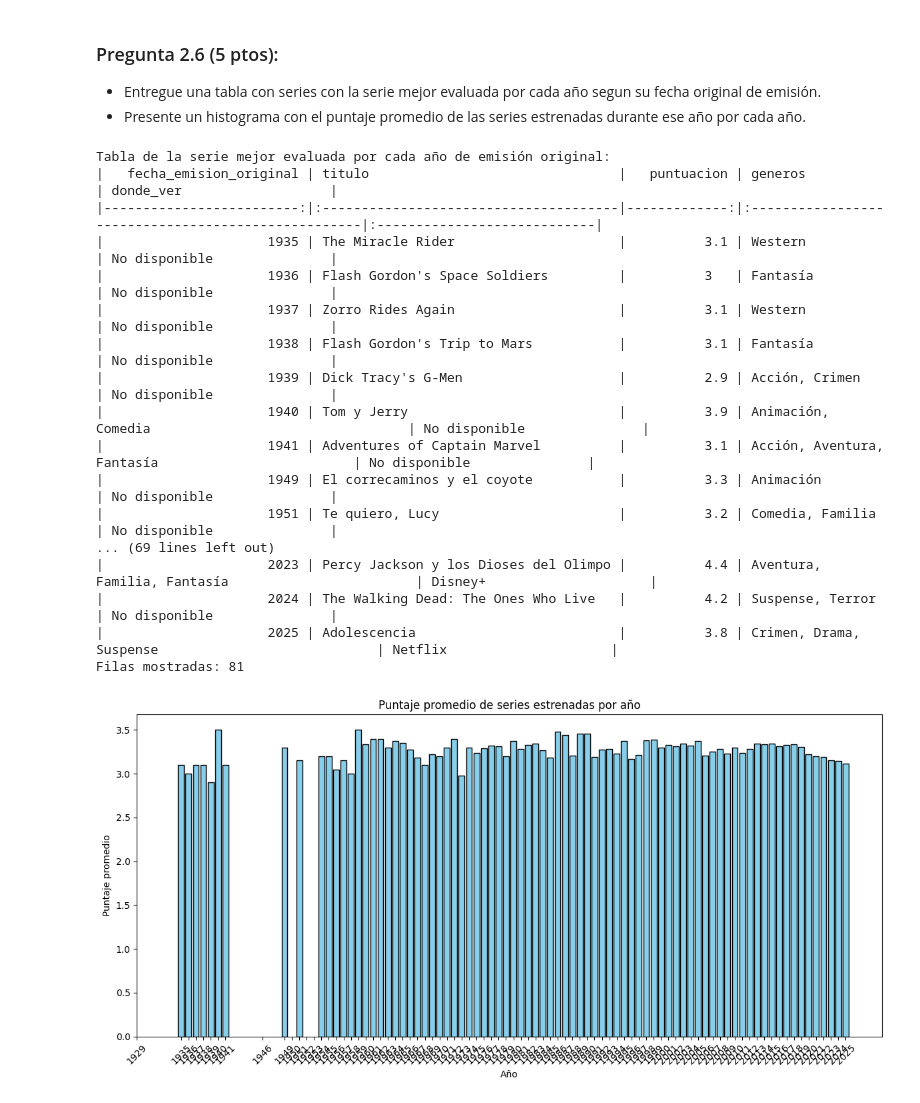
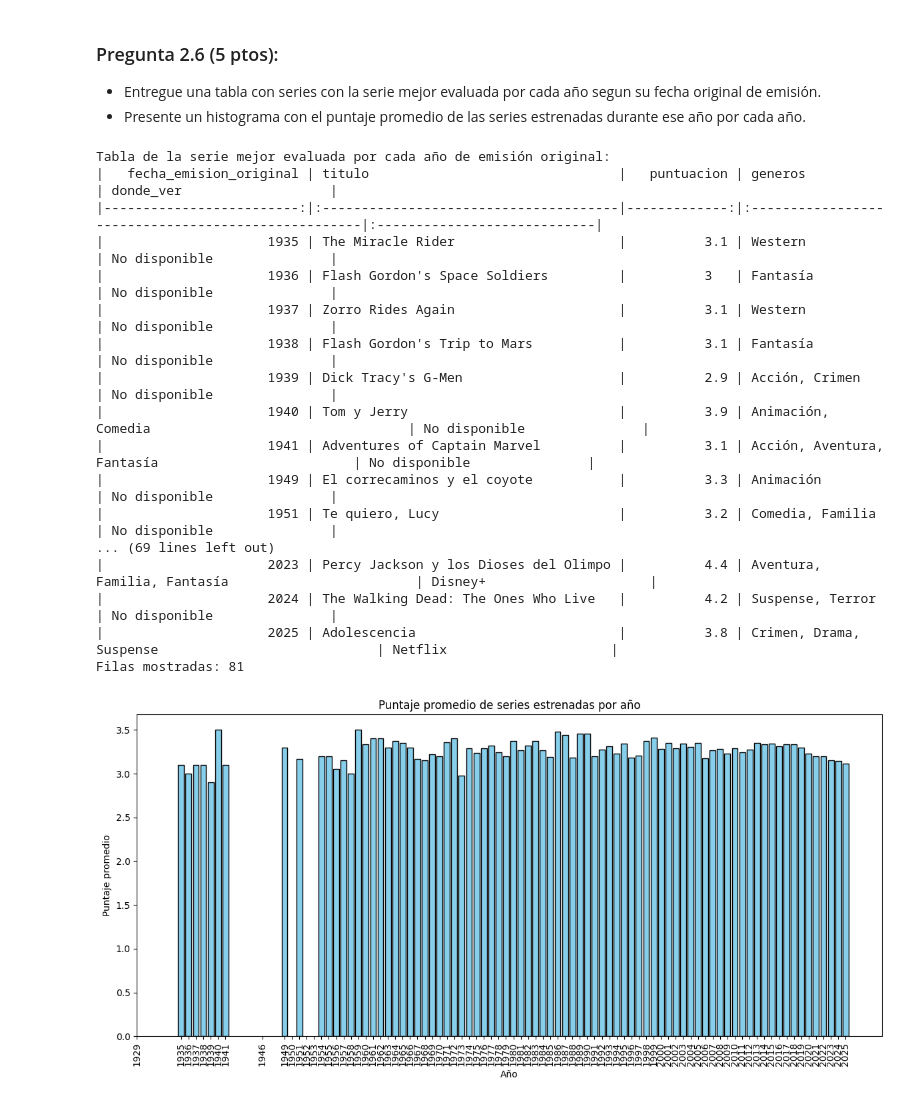
Before and after one commit to AntoCreed777/Web_Scraping, a Jupyter notebook: 2025_Tarea01_AD.ipynb, the cells around one changed output. Cells and saved outputs as stored; diff of their text form; code cells hidden in the pictures.

```diff
--- a/2025_Tarea01_AD.ipynb
+++ b/2025_Tarea01_AD.ipynb
@@ -650,6 +650,7 @@ try:
     with open(settings.nombre_archivo_pkl, 'rb') as f:
         df_merged = pickle.load(f)
     print(f"Merged DataFrame loaded successfully. Total series: {len(df_merged)}")
+    df_merged = df_merged.drop_duplicates()
     display(df_merged.head())
 except FileNotFoundError:
     print(f"Error: Merged pickle file '{settings.nombre_archivo_pkl}' not found.")
@@ -1176,7 +1177,7 @@ if df_merged is not None:
       # Mostrar recomendación para fans de acción
       imprimir_data_frame(
           df_accion_sorted,
-          mensaje="Recomendación de series de animación recientes para fans de la acción (ordenadas por puntaje):",
+          mensaje="Recomendación de series de animación recientes emitidas en el 2025 para fans de la acción (ordenadas por puntaje):",
           columnas=[
               SerieColumn.TITULO.value,
               SerieColumn.PUNTUACION.value,
@@ -1187,7 +1188,7 @@ if df_merged is not None:
       # Mostrar recomendación para fans de comedia
       imprimir_data_frame(
           df_comedia_sorted,
-          mensaje="Recomendación de series de animación recientes para fans de la comedia (ordenadas por puntaje):",
+          mensaje="Recomendación de series de animación recientes emitidas en el 2025 para fans de la comedia (ordenadas por puntaje):",
           columnas=[
               SerieColumn.TITULO.value,
               SerieColumn.PUNTUACION.value,
@@ -1281,32 +1282,32 @@ if df_merged is not None:
       # Graficar puntaje promedio por año (gráfico de barras)
       plt.figure(figsize=(12, 6))
       anios = df_tabla[SerieColumn.FECHA_EMISION_ORIGINAL.value].astype(int)
       plt.bar(anios, df_tabla[SerieColumn.PUNTUACION.value], color="skyblue", edgecolor="black")
       plt.xlabel("Año")
       plt.ylabel("Puntaje promedio")
       plt.title("Puntaje promedio de series estrenadas por año")
-      plt.xticks(anios, rotation=45)
+      plt.xticks(anios, rotation=90)
       plt.tight_layout()
       plt.show()
 
 respuesta_series_mejor_evaluadas_por_anio(df_merged)
 respuesta_puntaje_promedio_por_anio(df_merged)
 # %% [output]
 Tabla de la serie mejor evaluada por cada año de emisión original:
 |   fecha_emision_original | titulo                                |   puntuacion | generos                                            | donde_ver                   |
 |-------------------------:|:--------------------------------------|-------------:|:---------------------------------------------------|:----------------------------|
 |                     1935 | The Miracle Rider                     |          3.1 | Western                                            | No disponible               |
 |                     1936 | Flash Gordon's Space Soldiers         |          3   | Fantasía                                           | No disponible               |
 |                     1937 | Zorro Rides Again                     |          3.1 | Western                                            | No disponible               |
 |                     1938 | Flash Gordon's Trip to Mars           |          3.1 | Fantasía                                           | No disponible               |
 |                     1939 | Dick Tracy's G-Men                    |          2.9 | Acción, Crimen                                     | No disponible               |
 |                     1940 | Tom y Jerry                           |          3.9 | Animación, Comedia                                 | No disponible               |
 |                     1941 | Adventures of Captain Marvel          |          3.1 | Acción, Aventura, Fantasía                         | No disponible               |
 |                     1949 | El correcaminos y el coyote           |          3.3 | Animación                                          | No disponible               |
 |                     1951 | Te quiero, Lucy                       |          3.2 | Comedia, Familia                                   | No disponible               |
 ... (69 lines left out)
 |                     2023 | Percy Jackson y los Dioses del Olimpo |          4.4 | Aventura, Familia, Fantasía                        | Disney+                     |
 |                     2024 | The Walking Dead: The Ones Who Live   |          4.2 | Suspense, Terror                                   | No disponible               |
 |                     2025 | Adolescencia                          |          3.8 | Crimen, Drama, Suspense                            | Netflix                     |
 Filas mostradas: 81
-[figure, old version]
+[figure, new version]
```
Also changed, not shown: parts of 5 cells of this notebook, 1 other file.
